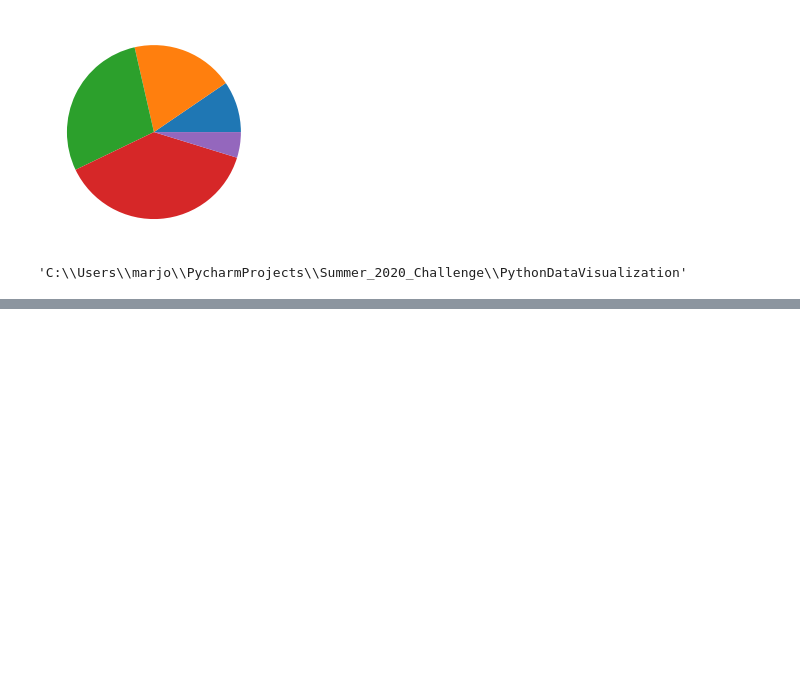
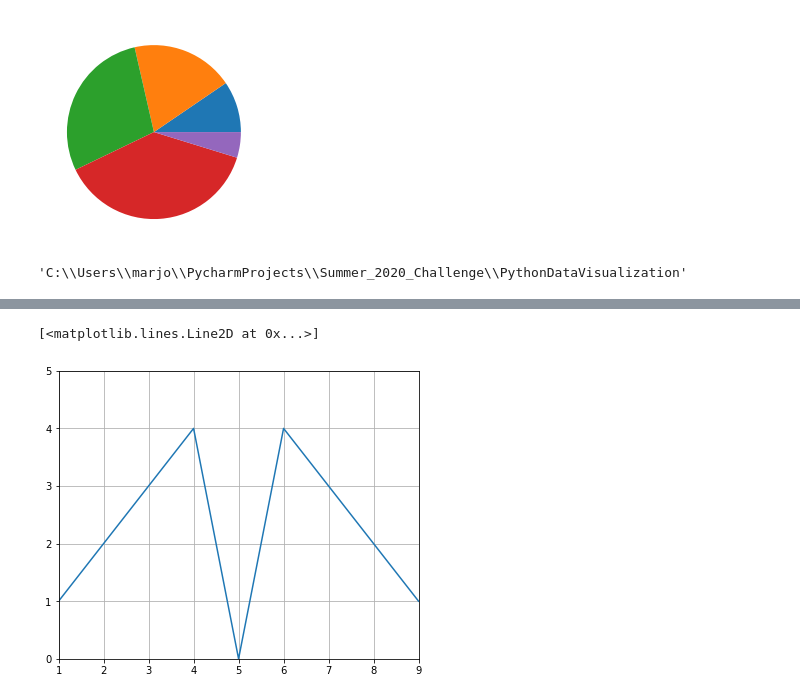
Before and after one commit to ivymorenomt/Summer_2020Challenge, a Jupyter notebook: PythonDataVisualization/Data Visualization.ipynb, the cells around one changed output, grey strips where cells are left out. Saved outputs shown, nothing was run; the diff lists cells and outputs as text; code cells hidden in the pictures; blank space fills up the shorter version.

```diff
--- a/PythonDataVisualization/Data Visualization.ipynb
+++ b/PythonDataVisualization/Data Visualization.ipynb
@@ -119,0 +152,13 @@ plt.show()
+# %%
+#add grid
+fig = plt.figure()
+ax = fig.add_axes([.1,.1,1,1])
+
+ax.set_xlim([1,9])
+ax.set_ylim([0,5])
+
+ax.grid()
+ax.plot(x,y)
+# %% [output]
+[<matplotlib.lines.Line2D at 0x...>]
+[figure, added]
```
Also changed, not shown: parts of 34 cells of this notebook, 1 other file.
